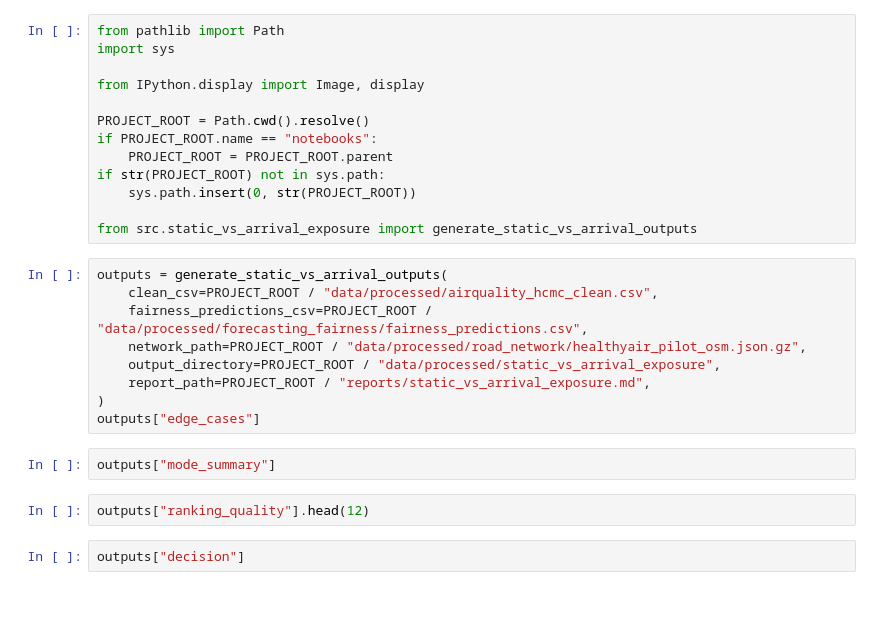
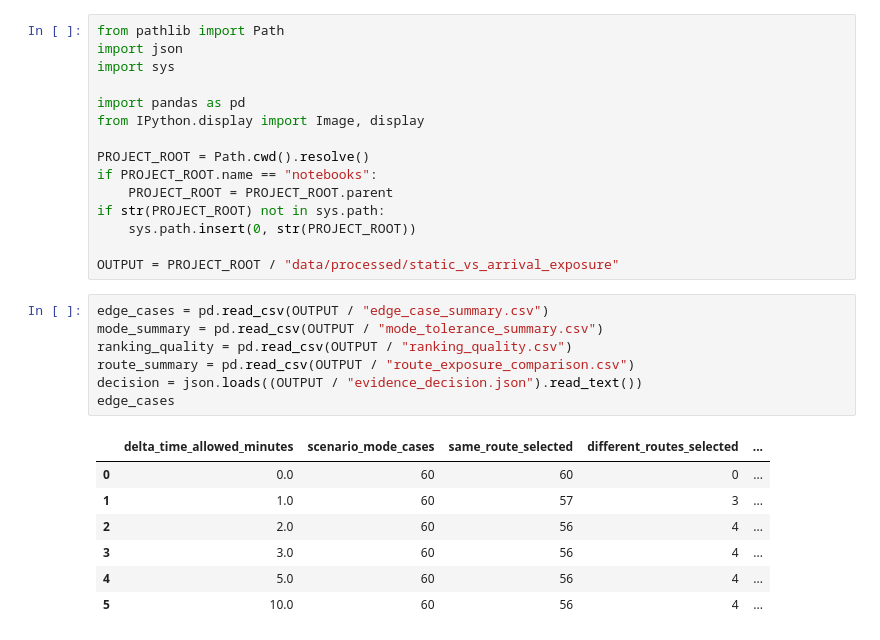
Before and after one commit to Ductam6767/AIRPATH-AI, a Jupyter notebook: notebooks/11_static_vs_arrival_exposure.ipynb, the cells around one changed output. Saved outputs shown, nothing was run; the diff lists cells and outputs as text; blank space fills up the shorter version.

```diff
--- a/notebooks/11_static_vs_arrival_exposure.ipynb
+++ b/notebooks/11_static_vs_arrival_exposure.ipynb
@@ -8,7 +11,9 @@ This notebook does not claim minute-level PM2.5 accuracy or untouched final-test
 # %%
 from pathlib import Path
+import json
 import sys
 
+import pandas as pd
 from IPython.display import Image, display
 
 PROJECT_ROOT = Path.cwd().resolve()
@@ -17,19 +22,19 @@ if PROJECT_ROOT.name == "notebooks":
 if str(PROJECT_ROOT) not in sys.path:
     sys.path.insert(0, str(PROJECT_ROOT))
 
-from src.static_vs_arrival_exposure import generate_static_vs_arrival_outputs
+OUTPUT = PROJECT_ROOT / "data/processed/static_vs_arrival_exposure"
-# %%
-outputs = generate_static_vs_arrival_outputs(
-    clean_csv=PROJECT_ROOT / "data/processed/airquality_hcmc_clean.csv",
-    fairness_predictions_csv=PROJECT_ROOT / "data/processed/forecasting_fairness/fairness_predictions.csv",
-    network_path=PROJECT_ROOT / "data/processed/road_network/healthyair_pilot_osm.json.gz",
-    output_directory=PROJECT_ROOT / "data/processed/static_vs_arrival_exposure",
-    report_path=PROJECT_ROOT / "reports/static_vs_arrival_exposure.md",
-)
-outputs["edge_cases"]
-# %%
-outputs["mode_summary"]
-# %%
-outputs["ranking_quality"].head(12)
-# %%
-outputs["decision"]
+# %%
+edge_cases = pd.read_csv(OUTPUT / "edge_case_summary.csv")
+mode_summary = pd.read_csv(OUTPUT / "mode_tolerance_summary.csv")
+ranking_quality = pd.read_csv(OUTPUT / "ranking_quality.csv")
+route_summary = pd.read_csv(OUTPUT / "route_exposure_comparison.csv")
+decision = json.loads((OUTPUT / "evidence_decision.json").read_text())
+edge_cases
+# %% [output]
+|  | delta_time_allowed_minutes | scenario_mode_cases | same_route_selected | different_routes_selected | ... |
+| 0 | 0.0 | 60 | 60 | 0 | ... |
+| 1 | 1.0 | 60 | 57 | 3 | ... |
+| 2 | 2.0 | 60 | 56 | 4 | ... |
+| 3 | 3.0 | 60 | 56 | 4 | ... |
+| 4 | 5.0 | 60 | 56 | 4 | ... |
+| 5 | 10.0 | 60 | 56 | 4 | ... |
```
Also changed, not shown: parts of 5 cells of this notebook, 17 other files.
